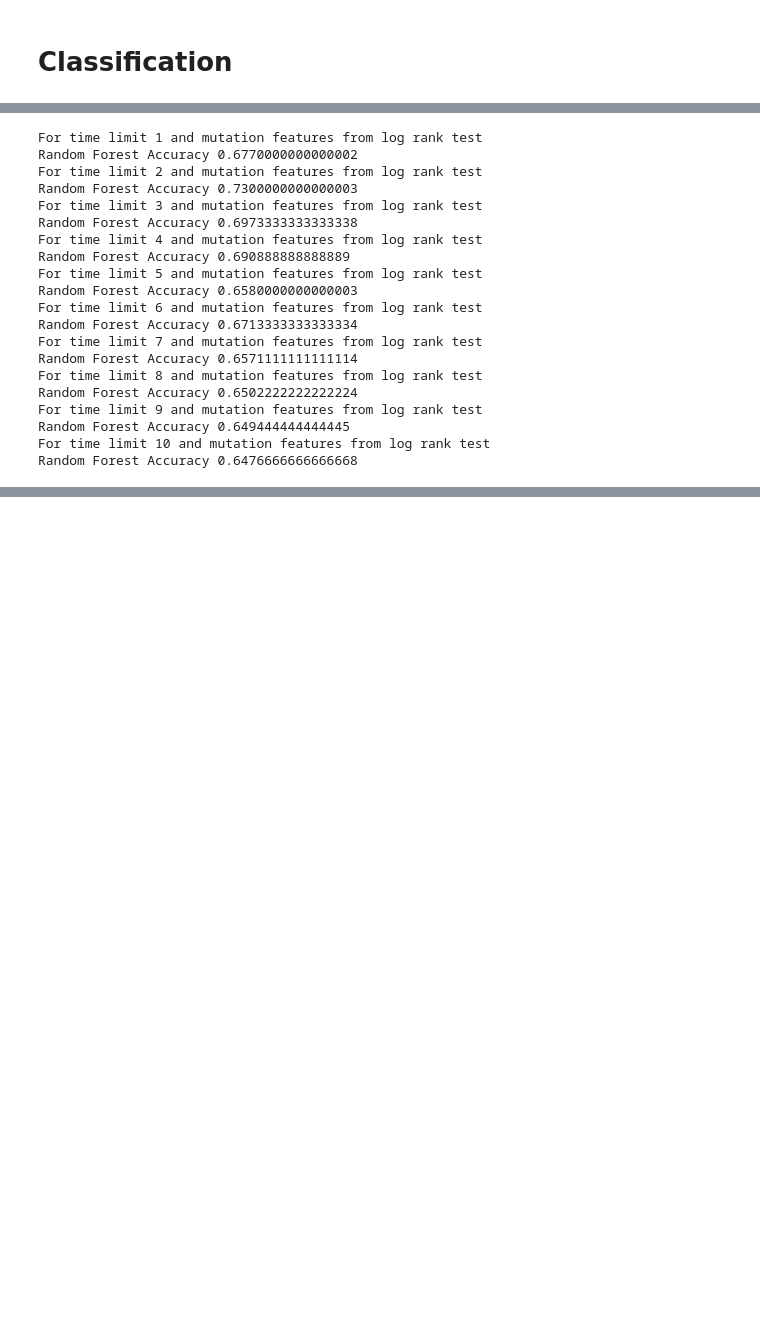
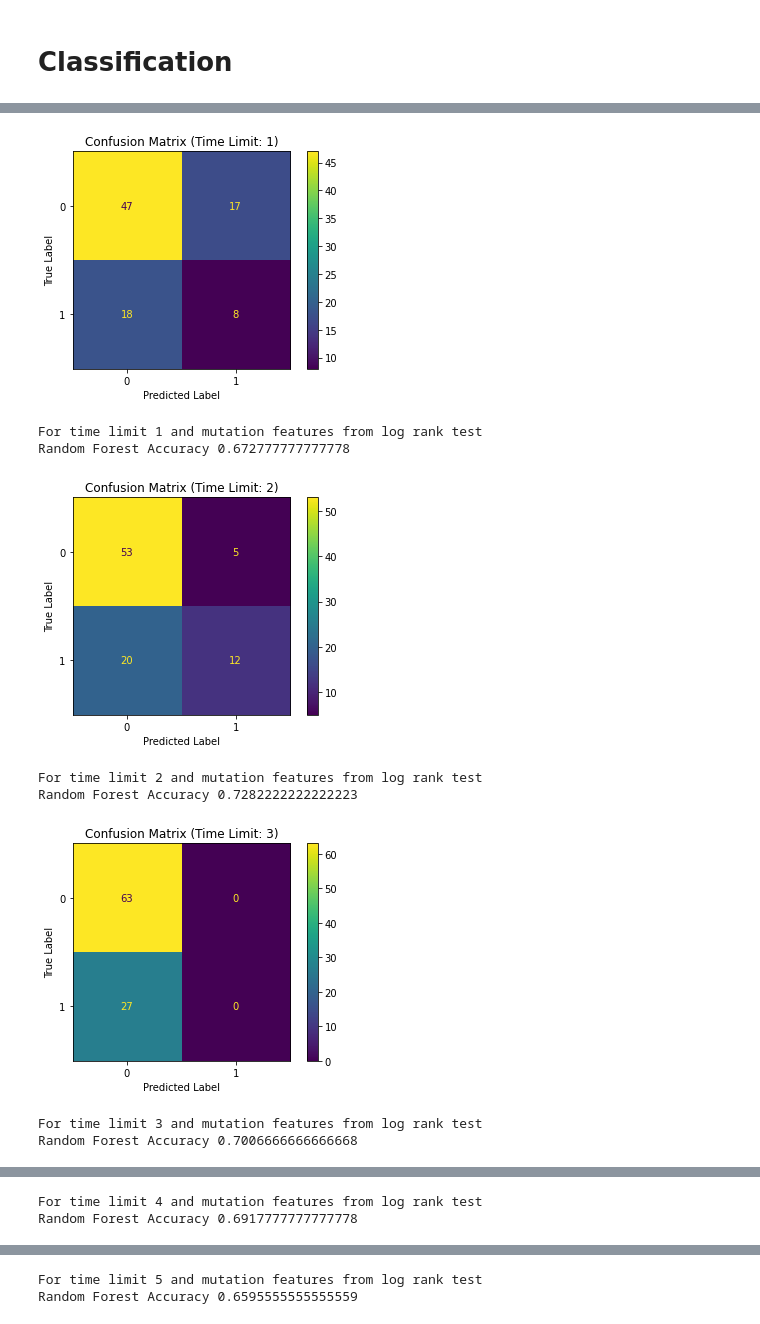
Before and after one commit to Enable72/ECE204_final_project, a Jupyter notebook: project5_mutation_logrank.ipynb, the cells around one changed output, grey strips where cells are left out. Drawn from its saved outputs; the diff is of its cells as text; code cells hidden in the pictures; blank space fills up the shorter version.

```diff
--- a/project5_mutation_logrank.ipynb
+++ b/project5_mutation_logrank.ipynb
@@ -233,37 +214,32 @@ def classification_randomforest(df, features):
     rf_predictions = rf_clf.predict(X_test)
 
     # Evaluate the model
-    return accuracy_score(y_test, rf_predictions)
+    return confusion_matrix(y_test, rf_predictions), accuracy_score(y_test, rf_predictions)
     #print("Random Forest Accuracy:", accuracy_score(y_test, rf_predictions))
 # %%
-acc_svm = []
+acc_random = []
 for i in time_limit:
     lis = []
     for k in range(100):
-        accuracy = classification_randomforest(full_data, feature_dic[i])
+        matrix, accuracy = classification_randomforest(full_data, feature_dic[i])
         lis.append(accuracy)
     mean_acc = sum(lis)/len(lis)
-    acc_svm.append(mean_acc)
+    acc_random.append(mean_acc)
+    cm_display = metrics.ConfusionMatrixDisplay(confusion_matrix = matrix, display_labels = [0, 1])
+    cm_display.plot()
+    plt.xlabel('Predicted Label')
+    plt.ylabel('True Label')
+    plt.title(f'Confusion Matrix (Time Limit: {i})')
+    plt.show()
     print('For time limit ' + str(i) + ' and mutation features from log rank test')
     print('Random Forest Accuracy ' + str(mean_acc))
 # %% [output]
+[figure, added]
 For time limit 1 and mutation features from log rank test
-Random Forest Accuracy 0.6770000000000002
-For time limit 2 and mutation features from log rank test
-Random Forest Accuracy 0.7300000000000003
-For time limit 3 and mutation features from log rank test
-Random Forest Accuracy 0.6973333333333338
-For time limit 4 and mutation features from log rank test
-Random Forest Accuracy 0.690888888888889
-For time limit 5 and mutation features from log rank test
-Random Forest Accuracy 0.6580000000000003
-For time limit 6 and mutation features from log rank test
-Random Forest Accuracy 0.6713333333333334
-For time limit 7 and mutation features from log rank test
-Random Forest Accuracy 0.6571111111111114
-For time limit 8 and mutation features from log rank test
-Random Forest Accuracy 0.6502222222222224
-For time limit 9 and mutation features from log rank test
-Random Forest Accuracy 0.649444444444445
-For time limit 10 and mutation features from log rank test
-Random Forest Accuracy 0.6476666666666668
+Random Forest Accuracy 0.672777777777778
+[figure, added]
+For time limit 2 and mutation features from log rank test
+Random Forest Accuracy 0.7282222222222223
+[figure, added]
+For time limit 3 and mutation features from log rank test
+Random Forest Accuracy 0.7006666666666668
@@ -269,0 +247,2 @@ Random Forest Accuracy 0.6476666666666668
+For time limit 4 and mutation features from log rank test
+Random Forest Accuracy 0.6917777777777778
@@ -269,0 +250,2 @@ Random Forest Accuracy 0.6476666666666668
+For time limit 5 and mutation features from log rank test
+Random Forest Accuracy 0.6595555555555559
```
Also changed, not shown: parts of 15 cells of this notebook.
